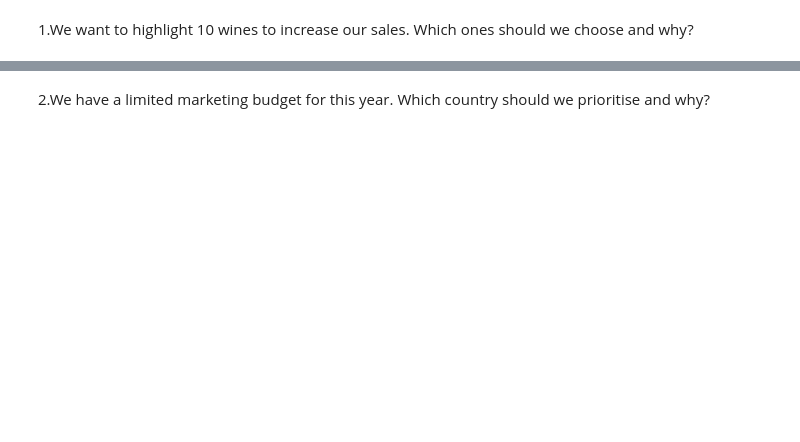
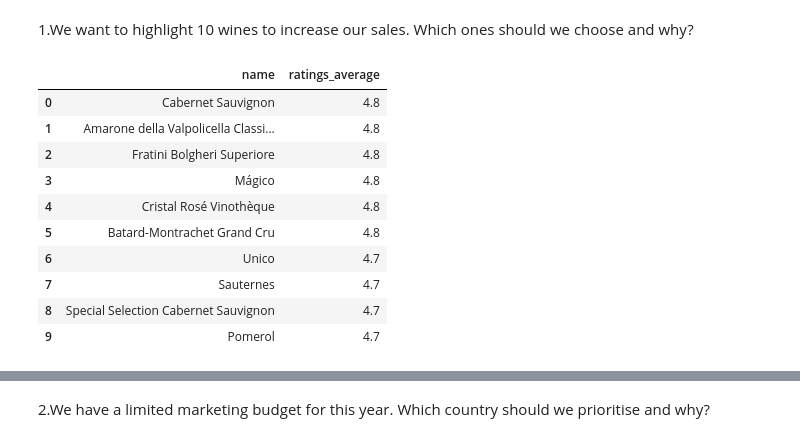
Before and after one commit to jyotisharma513/wine-market-analysis, a Jupyter notebook: notebook.ipynb, the cells around one changed output, grey strips where cells are left out. Drawn from its saved outputs; the diff is of its cells as text; code cells hidden in the pictures; blank space fills up the shorter version.

```diff
--- a/notebook.ipynb
+++ b/notebook.ipynb
@@ -1,6 +1,7 @@
 # %%
 import sqlite3
-connection=sqlite3.connect('C:\\Users\\jyoti\\wiwino\\vivino (1).db')
+import pandas as pd
+connection=sqlite3.connect('C:\\Users\\jyoti\\wiwino\\wine-market-analysis\\vivino (1).db')
 cursor=connection.cursor()
 # %%
 cursor.execute("""select name from sqlite_master where type ='table';""")
@@ -62,13 +270,25 @@ for table in table_list:
 # %% [markdown]
 1.We want to highlight 10 wines to increase our sales. Which ones should we choose and why?
 # %%
-d.read_sql_query("""
+pd.read_sql_query("""
     SELECT name, ratings_average
     FROM wines
     ORDER BY ratings_average DESC ,  ratings_count DESC
 
     LIMIT 10
 """, connection)
+# %% [output]
+|  | name | ratings_average |
+| 0 | Cabernet Sauvignon | 4.8 |
+| 1 | Amarone della Valpolicella Classi... | 4.8 |
+| 2 | Fratini Bolgheri Superiore | 4.8 |
+| 3 | Mágico | 4.8 |
+| 4 | Cristal Rosé Vinothèque | 4.8 |
+| 5 | Batard-Montrachet Grand Cru | 4.8 |
+| 6 | Unico | 4.7 |
+| 7 | Sauternes | 4.7 |
+| 8 | Special Selection Cabernet Sauvignon | 4.7 |
+| 9 | Pomerol | 4.7 |
 # %%
 pd.read_sql_query("""SELECT name, ratings_average, ratings_count
 FROM wines
```
Also changed, not shown: parts of 30 cells of this notebook.
